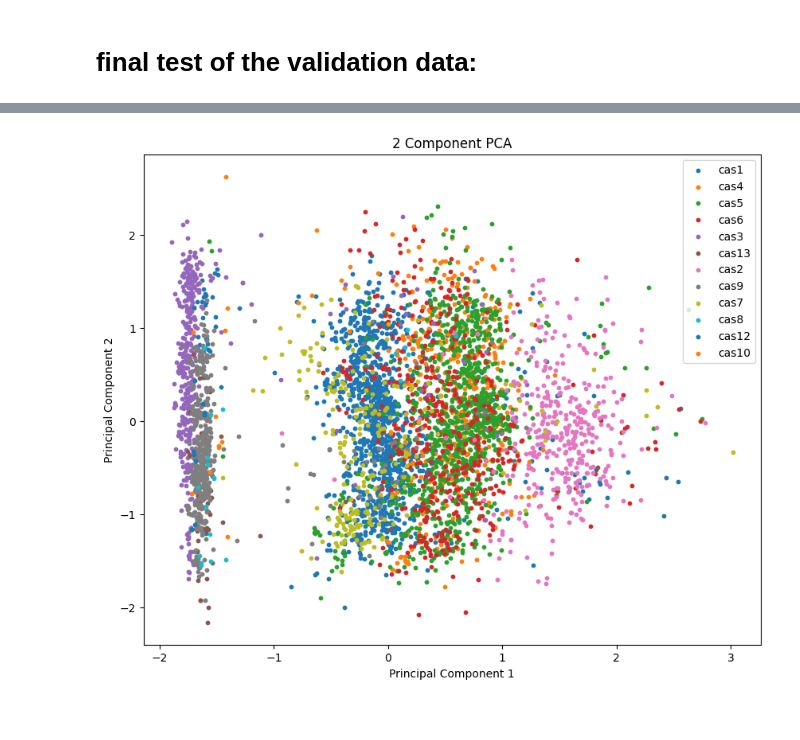
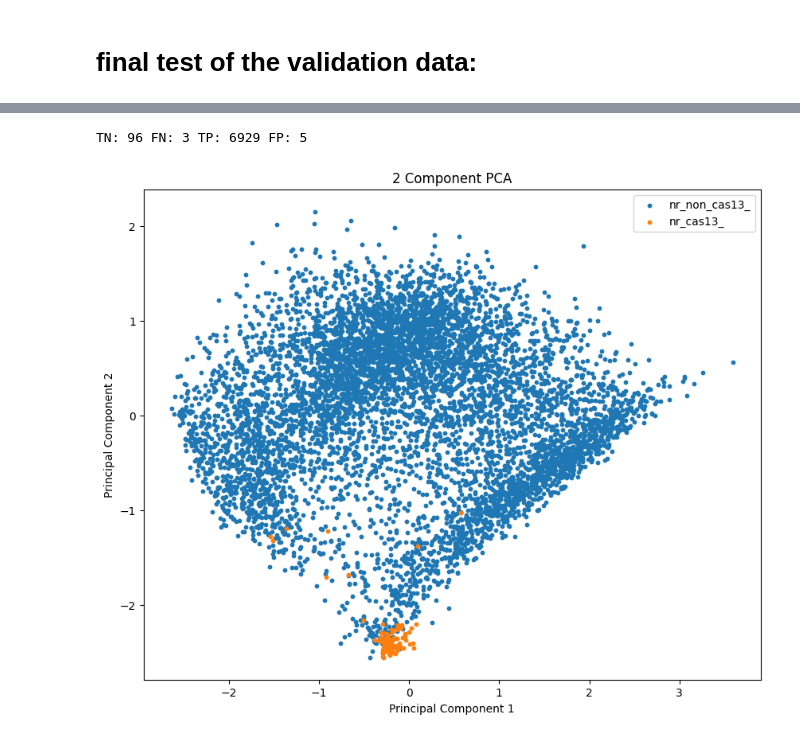
Before and after one commit to salaris1/protein_model, a Jupyter notebook: train_shallow_model for_finetuned_model.ipynb, the cells around one changed output, grey strips where cells are left out. Drawn from its saved outputs; the diff is of its cells as text; code cells hidden in the pictures.

```diff
--- a/train_shallow_model for_finetuned_model.ipynb
+++ b/train_shallow_model for_finetuned_model.ipynb
@@ -136,13 +93,29 @@ ServerApp.rate_limit_window=3.0 (secs)
 # %%
-#finetuned model:
+do_raw = False
 
-training_file_path = "/home/salaris/protein_model/data/all_data_20240704_14.csvtrain_test.csv.torch.pt"
-validation_file_path = "/home/salaris/protein_model/data/all_data_20240704_14.csvtfinal_validation.csv.torch.pt"
+# #for multiclass classification project:
+if not do_raw:
+    #finetuned model:
+    # training_file_path = "/home/salaris/protein_model/data/all_data_20240704_14.csvtrain_test.csv_finetuned.torch.pt"
+    # validation_file_path = "/home/salaris/protein_model/data/all_data_20240704_14.csvtfinal_validation.csv_finetuned.torch.pt"
 
 
-#raw model:
-# training_file_path = "/home/salaris/protein_model/data/all_data_20240704_14.csvtrain_test.csv_raw.torch.pt"
-# validation_file_path ="/home/salaris/protein_model/data/all_data_20240704_14.csvtfinal_validation.csv_raw.torch.pt"
+    # training_file_path = "/home/salaris/protein_model/data/all_data_20240704_14.csvtrain_test.csvsolar-dew-10_finetuned.torch.pt"
+    # validation_file_path = "/home/salaris/protein_model/data/all_data_20240704_14.csvtfinal_validation.csvsolar-dew-10_finetuned.torch.pt"
+
+    #Mohammad:
+    # training_file_path = "/home/salaris/protein_model/data_binary/all_data_20240712_05.csvtrain_test.csvsolar-dew-10_finetuned.torch.pt"
+    # validation_file_path = "/home/salaris/protein_model/data_binary/all_data_20240712_05.csvtfinal_validation.csvsolar-dew-10_finetuned.torch.pt"
+
+    #mohammad with 150M model:
+    training_file_path ="/home/salaris/protein_model/data_binary/all_data_20240712_05.csvtrain_test.csvjolly-capybara-19_finetuned.torch.pt"
+    validation_file_path ="/home/salaris/protein_model/data_binary/all_data_20240712_05.csvtfinal_validation.csvjolly-capybara-19_finetuned.torch.pt"
+
+else:
+
+    #raw model:
+    training_file_path = "/home/salaris/protein_model/data/all_data_20240704_14.csvtrain_test.csv_raw.torch.pt"
+    validation_file_path ="/home/salaris/protein_model/data/all_data_20240704_14.csvtfinal_validation.csv_raw.torch.pt"
 # %%
 training_data = load_pt_files_to_dataframe(training_file_path,0)
 validation_data = load_pt_files_to_dataframe(validation_file_path,0)
@@ -282,3 +267,13 @@ accuracy
+# %%
+CM = conf_mat
+TN = CM[0][0]
+FN = CM[1][0]
+TP = CM[1][1]
+FP = CM[0][1]
+
+print("TN:",TN, "FN:",FN,"TP:",TP,"FP:",FP)
+# %% [output]
+TN: 96 FN: 3 TP: 6929 FP: 5
 # %%
 torch.cuda.empty_cache()
 # %%
@@ -286,33 +281,33 @@ torch.cuda.empty_cache()
 # %%
 import pandas as pd
 import numpy as np
 from sklearn.decomposition import PCA
 import matplotlib.pyplot as plt
 
 # Apply PCA
-pca = PCA(n_components=3)
+pca = PCA(n_components=5)
 principal_components = pca.fit_transform(x_test)
 
 # Create a new DataFrame with principal components and labels
-principal_df = pd.DataFrame(data=principal_components, columns=['principal_component_1', 'principal_component_2', 'principal_component_3'])
+principal_df = pd.DataFrame(data=principal_components, columns=['principal_component_1', 'principal_component_2', 'principal_component_3','principal_component_4','principal_component_5'])
 principal_df['label'] = label_encoder.inverse_transform(y_test)
 
 
 # Plotting
 plt.figure(figsize=(10, 8))
 for label in principal_df['label'].unique():
     indices_to_keep = principal_df['label'] == label
     plt.scatter(
         principal_df.loc[indices_to_keep, 'principal_component_1'],
         principal_df.loc[indices_to_keep, 'principal_component_2'],
         label=label,
         s=10
     )
 
 plt.xlabel('Principal Component 1')
 plt.ylabel('Principal Component 2')
 plt.title('2 Component PCA')
 plt.legend()
 plt.show()
 # %% [output]
-[figure, old version]
+[figure, new version]
```
Also changed, not shown: parts of 16 cells of this notebook, 3 other files.
